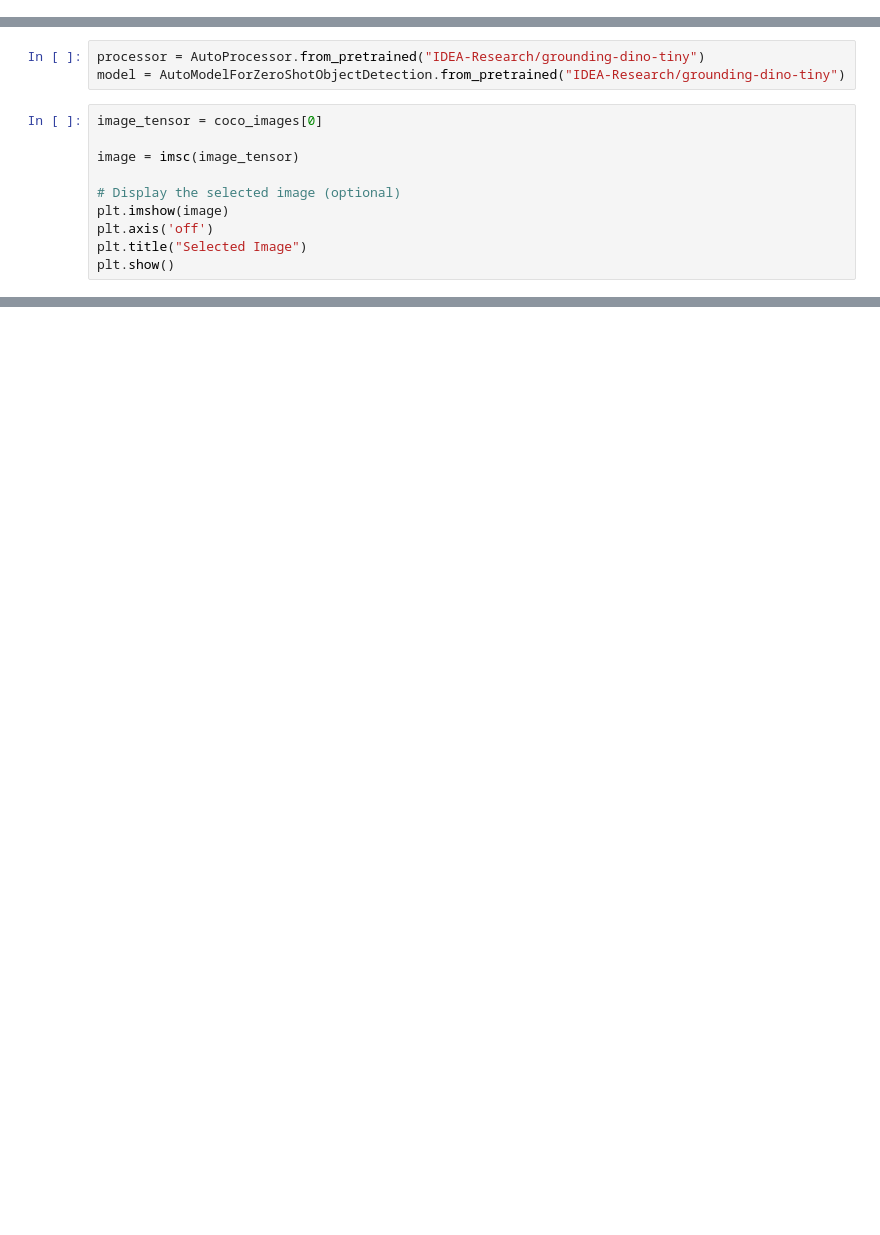
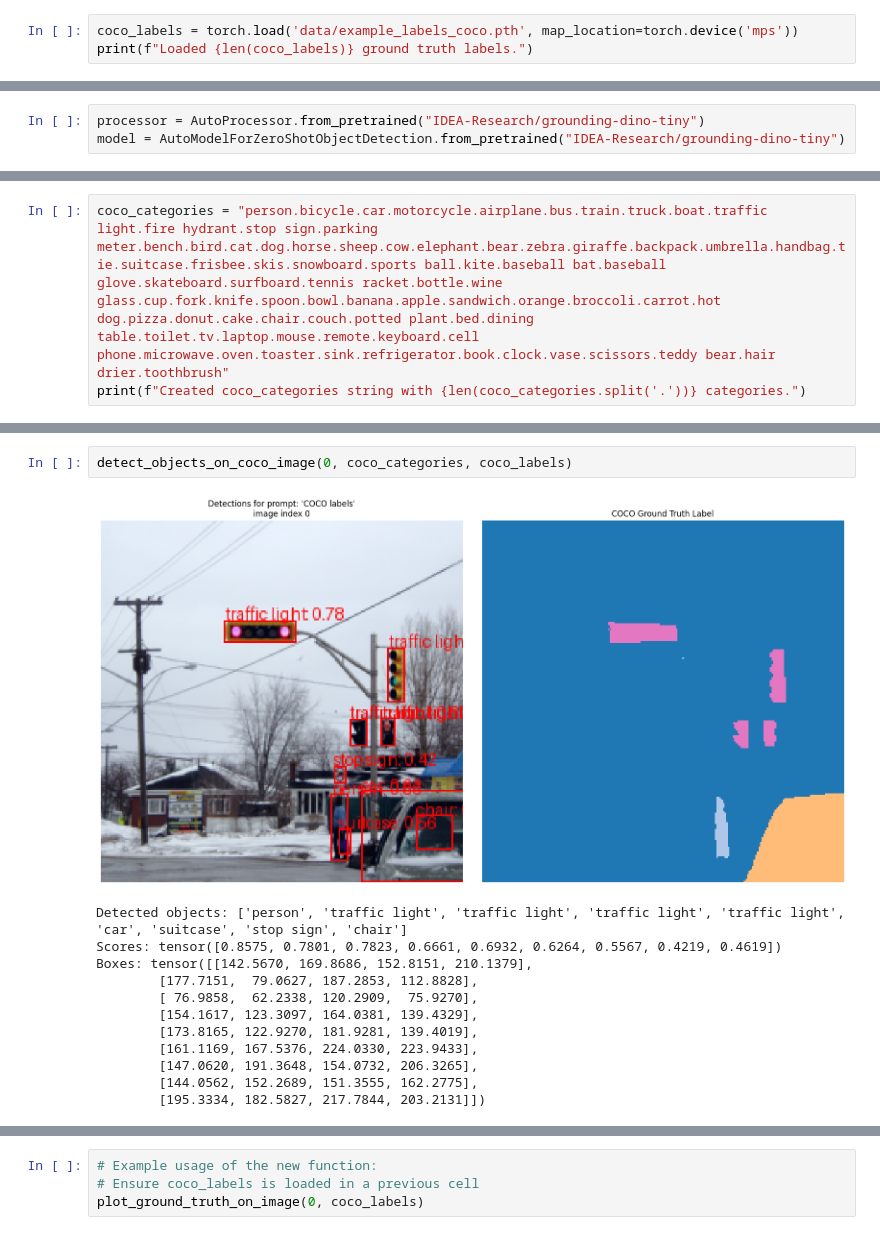
Before and after one commit to hzavadil98/NORA_MML, a Jupyter notebook: Ground_dino.ipynb, the cells around one changed output, grey strips where cells are left out. Saved outputs shown, nothing was run; the diff lists cells and outputs as text; blank space fills up the shorter version.

```diff
--- a/Ground_dino.ipynb
+++ b/Ground_dino.ipynb
@@ -41,3 +41,6 @@ def imsc(img, *args, quiet=False, lim=None, interpolation='lanczos', **kwargs):
             return img
 # %%
 coco_images = torch.load('data/example_images_coco.pth', map_location=torch.device('mps'))
+# %%
+coco_labels = torch.load('data/example_labels_coco.pth', map_location=torch.device('mps'))
+print(f"Loaded {len(coco_labels)} ground truth labels.")
@@ -44,13 +49,3 @@ coco_images = torch.load('data/example_images_coco.pth', map_location=torch.devi
 # %%
 processor = AutoProcessor.from_pretrained("IDEA-Research/grounding-dino-tiny")
 model = AutoModelForZeroShotObjectDetection.from_pretrained("IDEA-Research/grounding-dino-tiny")
-# %%
-image_tensor = coco_images[0]
-
-image = imsc(image_tensor)
-
-# Display the selected image (optional)
-plt.imshow(image)
-plt.axis('off')
-plt.title("Selected Image")
-plt.show()
@@ -107,0 +52,3 @@ Boxes: tensor([[177.6391,  79.0139, 187.3136, 112.9187],
+# %%
+coco_categories = "person.bicycle.car.motorcycle.airplane.bus.train.truck.boat.traffic light.fire hydrant.stop sign.parking meter.bench.bird.cat.dog.horse.sheep.cow.elephant.bear.zebra.giraffe.backpack.umbrella.handbag.tie.suitcase.frisbee.skis.snowboard.sports ball.kite.baseball bat.baseball glove.skateboard.surfboard.tennis racket.bottle.wine glass.cup.fork.knife.spoon.bowl.banana.apple.sandwich.orange.broccoli.carrot.hot dog.pizza.donut.cake.chair.couch.potted plant.bed.dining table.toilet.tv.laptop.mouse.remote.keyboard.cell phone.microwave.oven.toaster.sink.refrigerator.book.clock.vase.scissors.teddy bear.hair drier.toothbrush"
+print(f"Created coco_categories string with {len(coco_categories.split('.'))} categories.")
@@ -107,0 +181,15 @@ Boxes: tensor([[177.6391,  79.0139, 187.3136, 112.9187],
+# %%
+detect_objects_on_coco_image(0, coco_categories, coco_labels)
+# %% [output]
+[figure, added]
+Detected objects: ['person', 'traffic light', 'traffic light', 'traffic light', 'traffic light', 'car', 'suitcase', 'stop sign', 'chair']
+Scores: tensor([0.8575, 0.7801, 0.7823, 0.6661, 0.6932, 0.6264, 0.5567, 0.4219, 0.4619])
+Boxes: tensor([[142.5670, 169.8686, 152.8151, 210.1379],
+        [177.7151,  79.0627, 187.2853, 112.8828],
+        [ 76.9858,  62.2338, 120.2909,  75.9270],
+        [154.1617, 123.3097, 164.0381, 139.4329],
+        [173.8165, 122.9270, 181.9281, 139.4019],
+        [161.1169, 167.5376, 224.0330, 223.9433],
+        [147.0620, 191.3648, 154.0732, 206.3265],
+        [144.0562, 152.2689, 151.3555, 162.2775],
+        [195.3334, 182.5827, 217.7844, 203.2131]])
@@ -107,0 +213,4 @@ Boxes: tensor([[177.6391,  79.0139, 187.3136, 112.9187],
+# %%
+# Example usage of the new function:
+# Ensure coco_labels is loaded in a previous cell
+plot_ground_truth_on_image(0, coco_labels)
```
Also changed, not shown: parts of 8 cells of this notebook.
